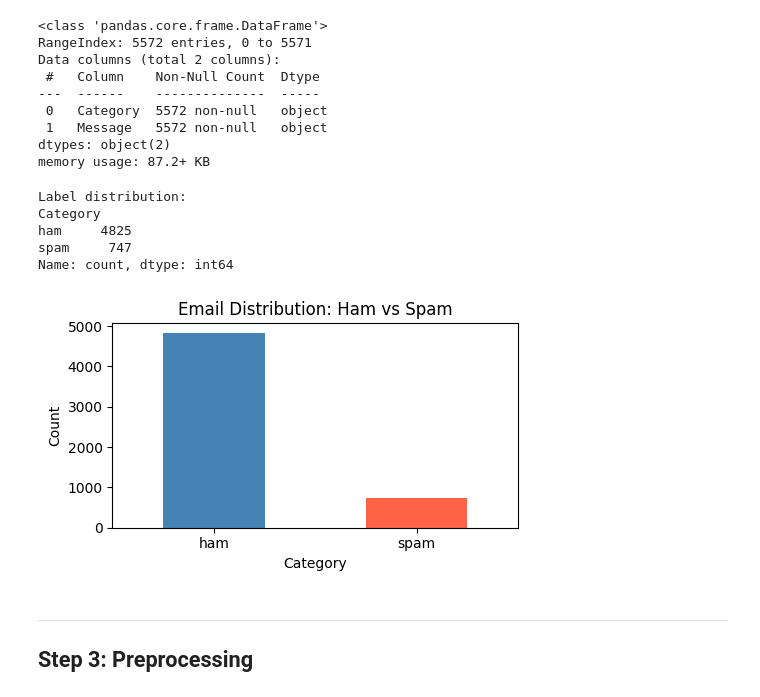
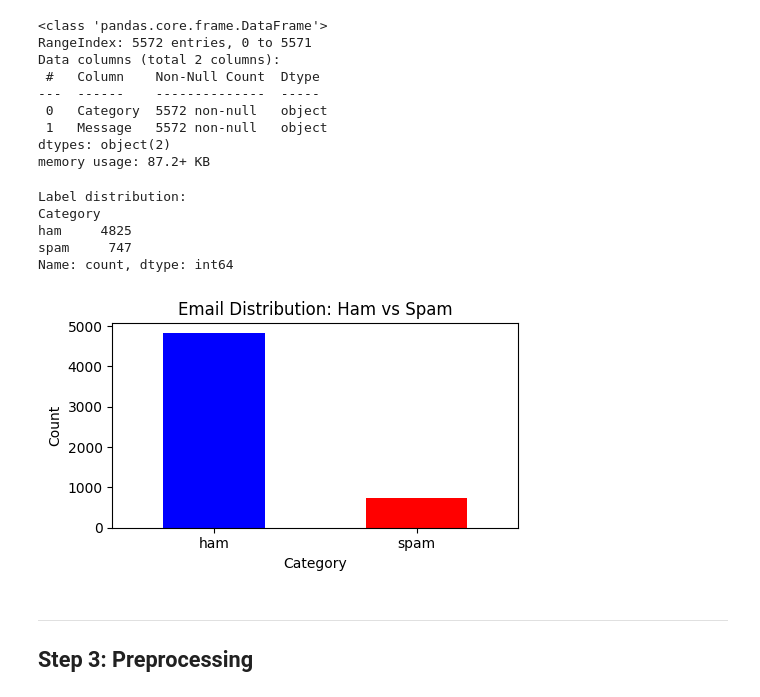
Before and after one commit to KhawarAli09/SpamShield-AI, a Jupyter notebook: spam_detection_project.ipynb, the cells around one changed output. Saved outputs shown, nothing was run; the diff lists cells and outputs as text; code cells hidden in the pictures.

```diff
--- a/spam_detection_project.ipynb
+++ b/spam_detection_project.ipynb
@@ -61,24 +61,24 @@ memory usage: 87.2+ KB
 # %%
 # Check class distribution
 print("Label distribution:")
 print(data['Category'].value_counts())
 
 # Visualize distribution
 plt.figure(figsize=(5, 3))
-data['Category'].value_counts().plot(kind='bar', color=['steelblue', 'tomato'])
+data['Category'].value_counts().plot(kind='bar', color=['blue', 'red'])
 plt.title('Email Distribution: Ham vs Spam')
 plt.xlabel('Category')
 plt.ylabel('Count')
 plt.xticks(rotation=0)
 plt.tight_layout()
 plt.show()
 # %% [output]
 Label distribution:
 Category
 ham     4825
 spam     747
 Name: count, dtype: int64
-[figure, old version]
+[figure, new version]
 # %% [markdown]
 ---
 ## Step 3: Preprocessing
```
Also changed, not shown: parts of 4 cells of this notebook.
